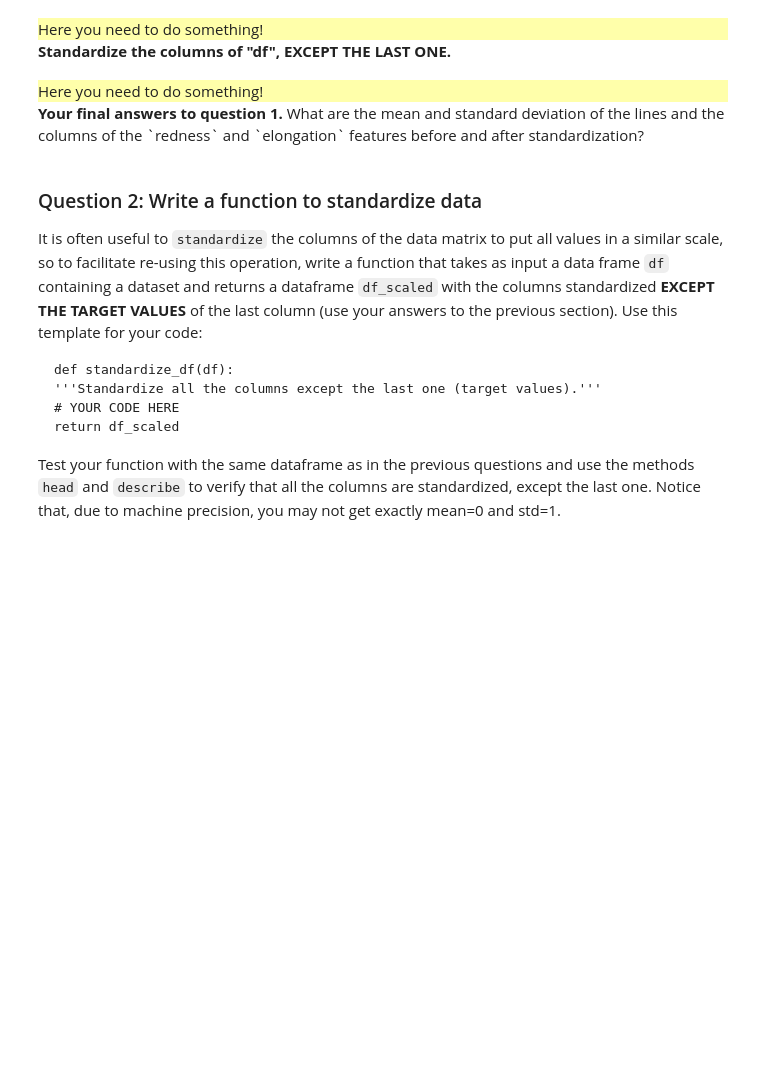
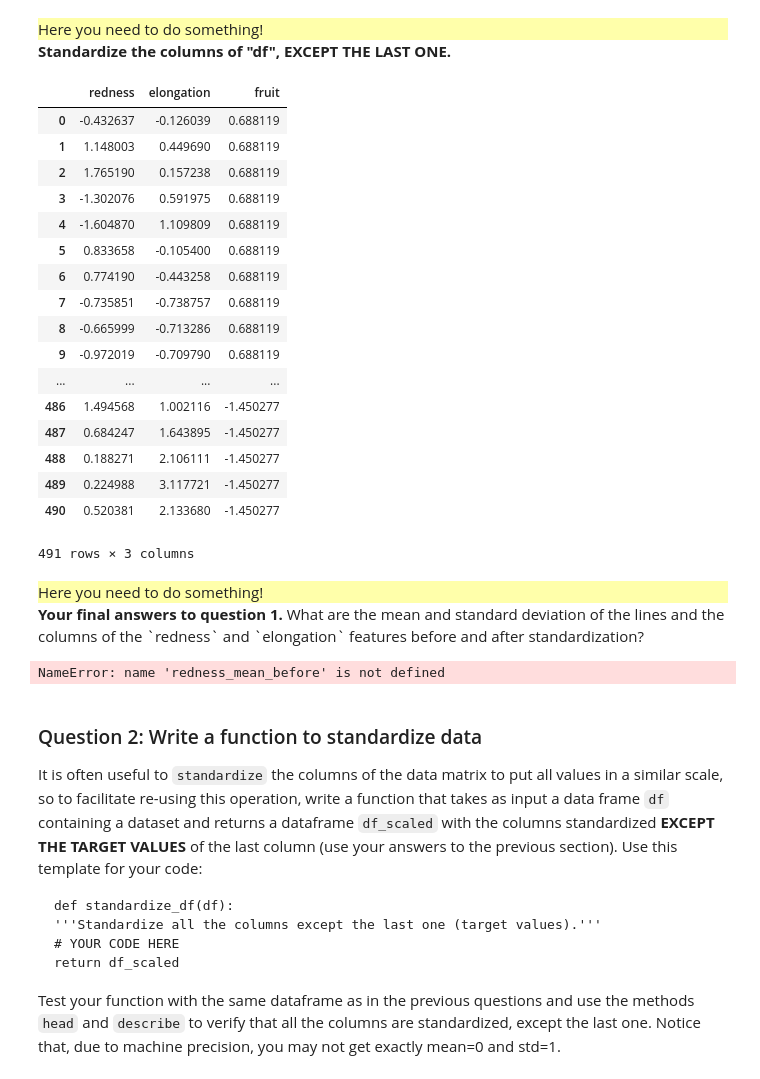
Before and after one commit to abenammar/info232, a Jupyter notebook: TP2/TP2.ipynb, the cells around one changed output. Cells and saved outputs as stored; diff of their text form; code cells hidden in the pictures; blank space fills up the shorter version.

```diff
--- a/TP2/TP2.ipynb
+++ b/TP2/TP2.ipynb
@@ -132,3 +175,24 @@ df_scaled = df # REPLACE THIS
+# %%
+df_scale
+# %% [output]
+|  | redness | elongation | fruit |
+| 0 | -0.432637 | -0.126039 | 0.688119 |
+| 1 | 1.148003 | 0.449690 | 0.688119 |
+| 2 | 1.765190 | 0.157238 | 0.688119 |
+| 3 | -1.302076 | 0.591975 | 0.688119 |
+| 4 | -1.604870 | 1.109809 | 0.688119 |
+| 5 | 0.833658 | -0.105400 | 0.688119 |
+| 6 | 0.774190 | -0.443258 | 0.688119 |
+| 7 | -0.735851 | -0.738757 | 0.688119 |
+| 8 | -0.665999 | -0.713286 | 0.688119 |
+| 9 | -0.972019 | -0.709790 | 0.688119 |
+| ... | ... | ... | ... |
+| 486 | 1.494568 | 1.002116 | -1.450277 |
+| 487 | 0.684247 | 1.643895 | -1.450277 |
+| 488 | 0.188271 | 2.106111 | -1.450277 |
+| 489 | 0.224988 | 3.117721 | -1.450277 |
+| 490 | 0.520381 | 2.133680 | -1.450277 |
+491 rows × 3 columns
 # %% [markdown]
 <div style="background:#FFFFAA">
     Here you need to do something!
@@ -138,10 +202,9 @@ df_scaled = df # REPLACE THIS
 question = 1
 score = 0
 # Put your answers to question 1 here
-redness_mean_before, elongation_mean_before, label_mean_before = 10, 10, 10
-redness_std_before, elongation_std_before, label_std_before = 10, 10, 10
-redness_mean_after, elongation_mean_after, label_mean_after = 10, 10, 10
-redness_std_after, elongation_std_after, label_std_after = 10, 10, 10
+redness_std_before, elongation_std_before, label_std_before =21.805386, 0.521078, 0.456922
+redness_mean_after, elongation_mean_after, label_mean_after = 21.805386, -0.43307813, 0.450148
+redness_std_after, elongation_std_after, label_std_after = 1.14917402, 0.1573979, 10
 
 # This is the checker code, keep it
 answer = redness_mean_before+elongation_mean_before+label_mean_before
@@ -149,6 +212,8 @@ answer += redness_std_before+elongation_std_before+label_std_before
 answer -= redness_mean_after+elongation_mean_after+label_mean_after
 answer -= redness_std_after+elongation_std_after+label_std_after
 score += check(answer, question)
+# %% [output]
+NameError: name 'redness_mean_before' is not defined
 # %% [markdown]
 ### Question 2: Write a function to standardize data
 It is often useful to `standardize` the columns of the data matrix to put all values in a similar scale, so to facilitate re-using this operation, write a function that takes as input a data frame `df` containing a dataset and returns a dataframe `df_scaled` with the columns standardized <b>EXCEPT THE TARGET VALUES</b> of the last column (use your answers to the previous section). Use this template for your code:
```
Also changed, not shown: parts of 23 cells of this notebook.
